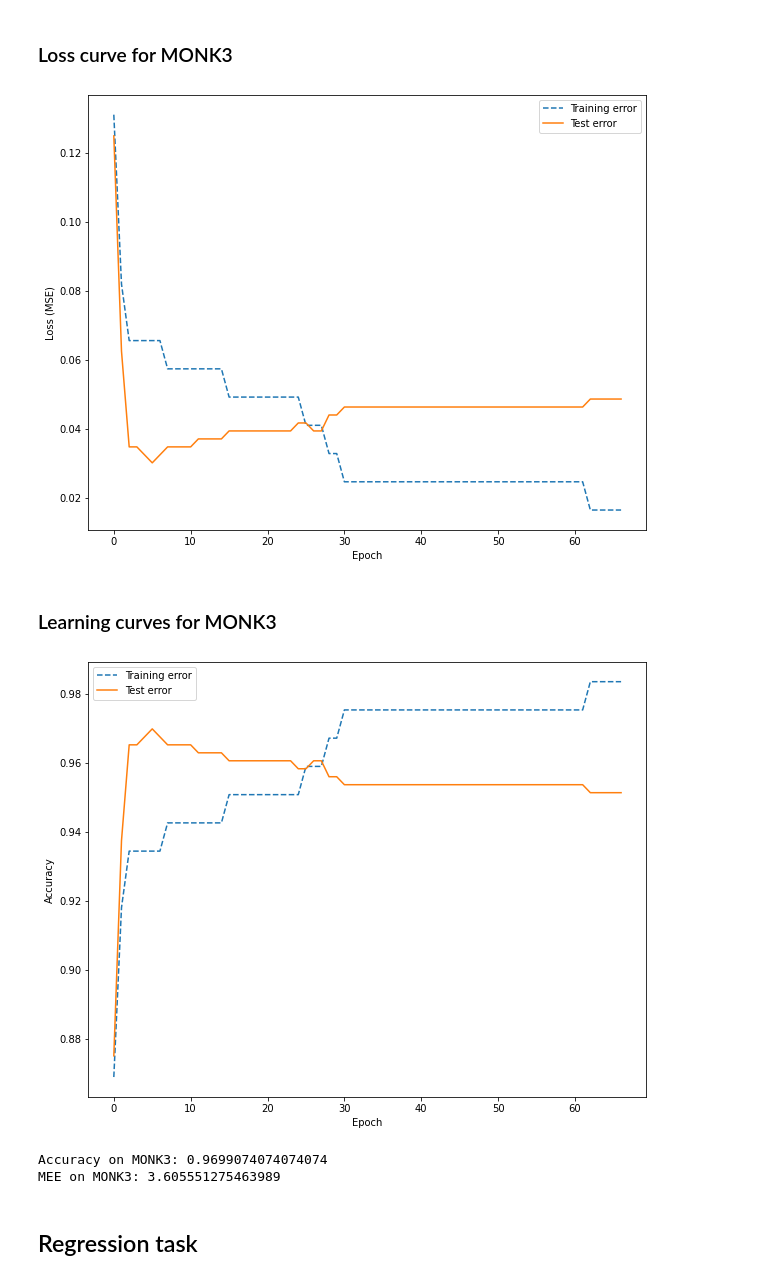
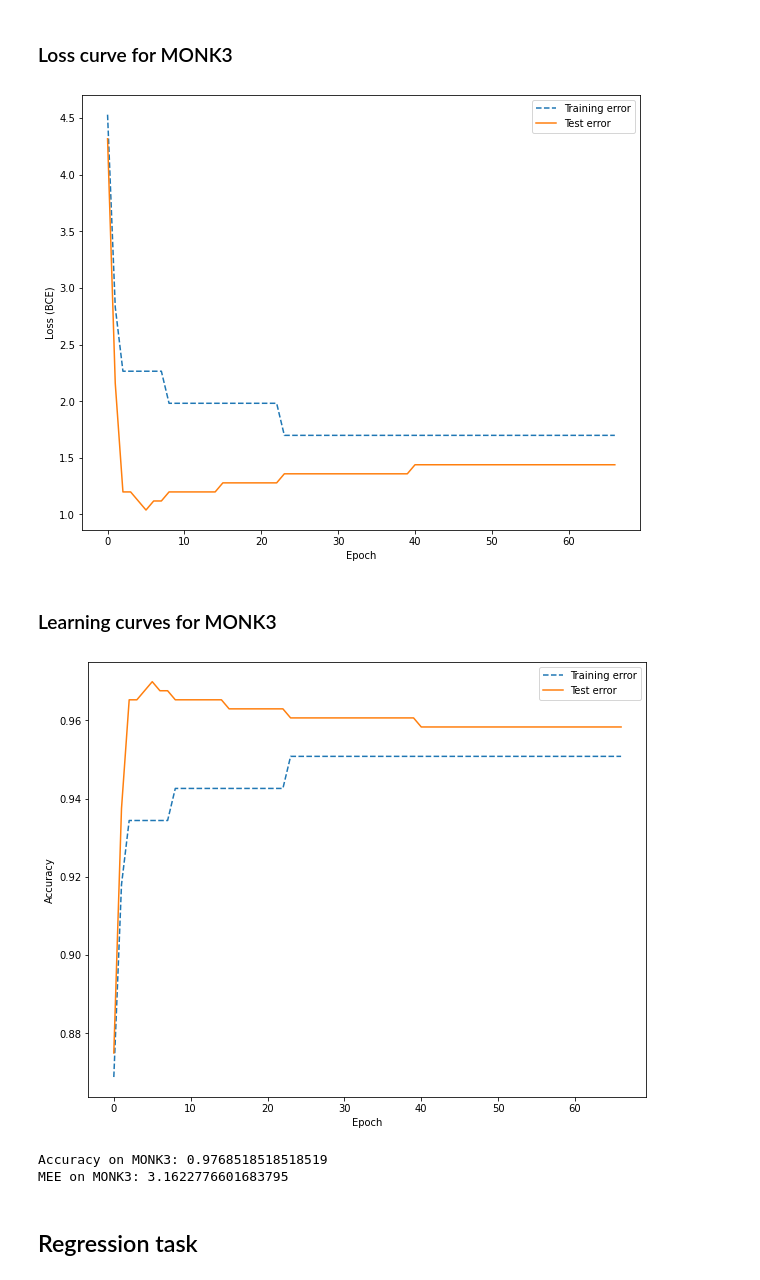
Before and after one commit to luca-santarella/ML-project, a Jupyter notebook: neural_network.ipynb, the cells around one changed output. Saved outputs shown, nothing was run; the diff lists cells and outputs as text; code cells hidden in the pictures.

```diff
--- a/neural_network.ipynb
+++ b/neural_network.ipynb
@@ -49,3 +60,5 @@ def mee(true_target, predicted_target): #assuming target is 2-dim matrix with x
+# %%
+RS_NUMBER = 69
 # %% [markdown]
 ## MONK Dataset
 ### MONK1
@@ -122,10 +135,10 @@ def fit_and_score_monk(epochs, eval_model, X_train, y_train, X_test, y_test):
         y_train_predicted = eval_model.predict(X_train)
         y_test_predicted = eval_model.predict(X_test)
         #results on train set
-        train_loss.append(mean_squared_error(y_train, y_train_predicted))
+        train_loss.append(log_loss(y_train, y_train_predicted))
         train_scores.append(accuracy_score(y_train, y_train_predicted))
         #result on test set
-        test_loss.append(mean_squared_error(y_test, y_test_predicted))
+        test_loss.append(log_loss(y_test, y_test_predicted))
         test_scores.append(accuracy_score(y_test, y_test_predicted))
     return train_scores, test_scores, train_loss, test_loss
 # %%
@@ -258,30 +271,30 @@ print(X_test_M3.shape)
 # %% [markdown]
 ### Training phase on MONK3
 # %%
-classifier_M3 = MLPClassifier(random_state=69, batch_size=1, alpha=0.01).fit(X_train_M3, y_train_M3)
-eval_model = MLPClassifier(random_state=69, batch_size=1, alpha = 0.01)
+classifier_M3 = MLPClassifier(random_state=RS_NUMBER, batch_size=1, alpha=0.015).fit(X_train_M3, y_train_M3)
+eval_model = MLPClassifier(random_state=RS_NUMBER, batch_size=1, alpha = 0.015)
 # %%
 train_scores_M3, test_scores_M3, train_loss_M3, test_loss_M3 = fit_and_score_monk(classifier_M3.n_iter_, eval_model, X_train_M3, y_train_M3, X_test_M3, y_test_M3)
 # %% [markdown]
 ### Loss curve for MONK3
 # %%
-plot_learning_curves(train_loss_M3, test_loss_M3, classifier_M3.n_iter_, "Loss (MSE)")
+plot_learning_curves(train_loss_M3, test_loss_M3, classifier_M3.n_iter_, "Loss (BCE)")
 # %% [output]
-[figure, old version]
+[figure, new version]
 # %% [markdown]
 ### Learning curves for MONK3
 # %%
 plot_learning_curves(train_scores_M3, test_scores_M3, classifier_M3.n_iter_, 'Accuracy')
 #normal settings tends to overfit, alpha was increased in order to regularize the model
 # %% [output]
-[figure, old version]
+[figure, new version]
 # %%
 y_predicted_M3 = classifier_M3.predict(X_test_M3)
 print(f"Accuracy on MONK3: {classifier_M3.score(X_test_M3, y_test_M3)}")
 print(f"MEE on MONK3: {(np.linalg.norm(y_predicted_M3-y_test_M3))}") # MEE distance (a.k.a. norm 2)
 # %% [output]
-Accuracy on MONK3: 0.9699074074074074
-MEE on MONK3: 3.605551275463989
+Accuracy on MONK3: 0.9768518518518519
+MEE on MONK3: 3.1622776601683795
 # %% [markdown]
 ## Regression task
 # %% [markdown]
```
Also changed, not shown: parts of 57 cells of this notebook, 4 other files.
